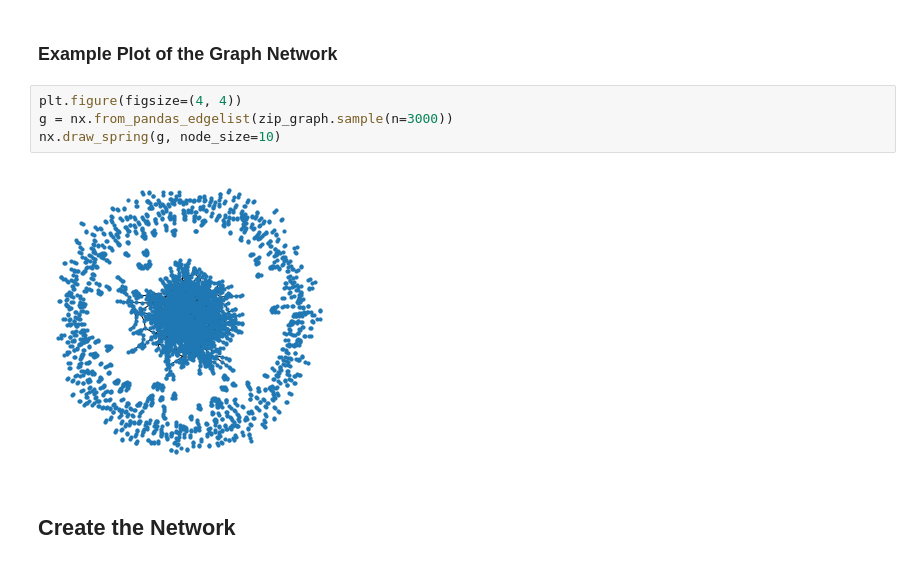
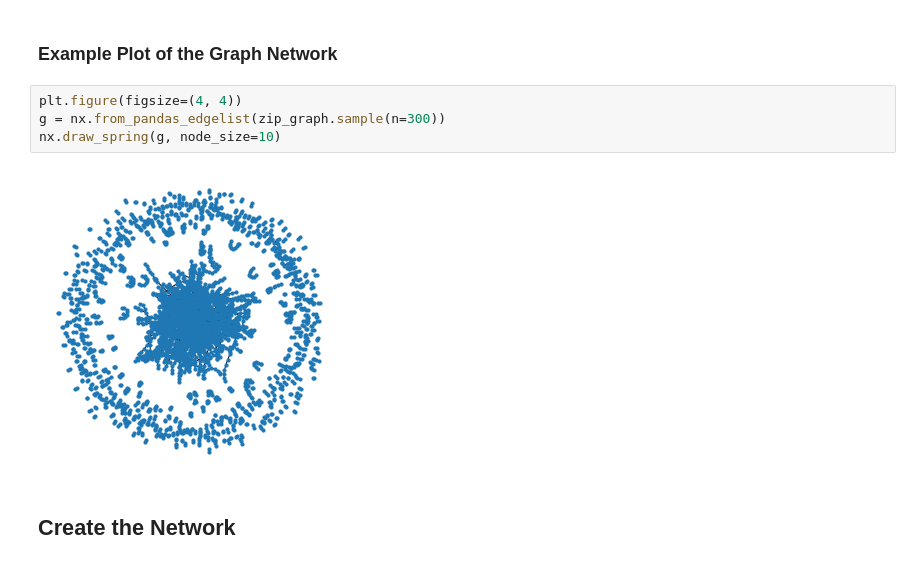
Before and after one commit to cipher982/GNN-playground, a Jupyter notebook: gnn_v1.ipynb, the cells around one changed output. Cells and saved outputs as stored; diff of their text form.

```diff
--- a/gnn_v1.ipynb
+++ b/gnn_v1.ipynb
@@ -133,10 +133,10 @@ ip_graph.sample(3)
 ### Example Plot of the Graph Network
 # %%
 plt.figure(figsize=(4, 4))
-g = nx.from_pandas_edgelist(zip_graph.sample(n=3000))
+g = nx.from_pandas_edgelist(zip_graph.sample(n=300))
 nx.draw_spring(g, node_size=10)
 # %% [output]
-[figure, old version]
+[figure, new version]
 # %% [markdown]
 ## Create the Network
 # %%
```
Also changed, not shown: parts of 15 cells of this notebook, 1 other file.
